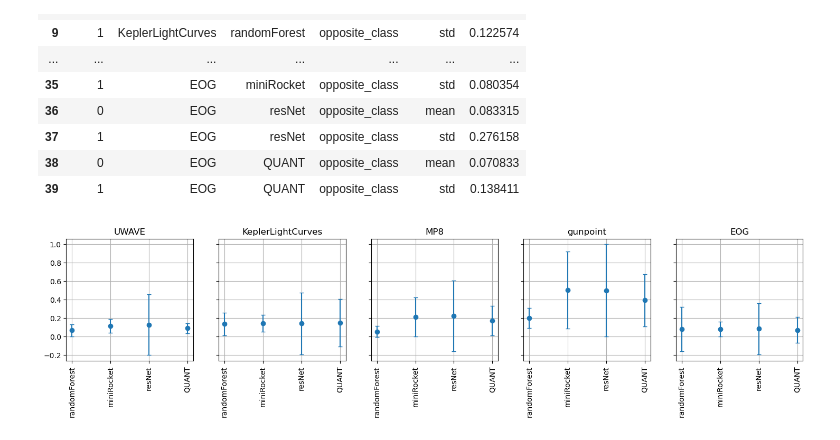
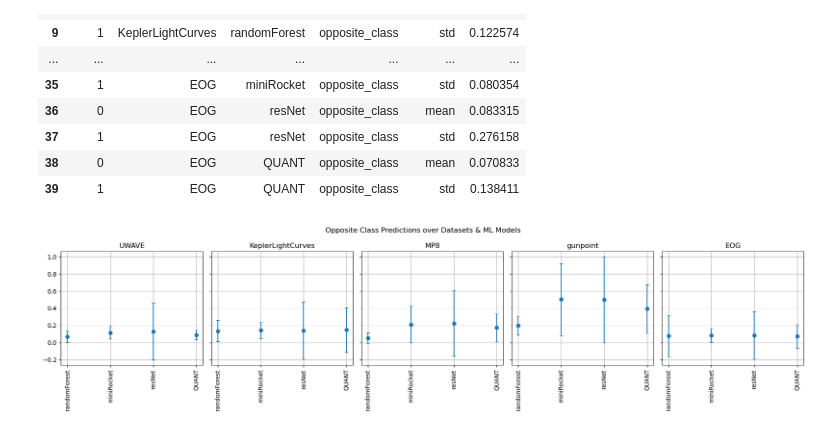
Before and after one commit to davide-serramazza/segment_SHAP, a Jupyter notebook: evaluate_opposite_classes.ipynb, the cells around one changed output. Drawn from its saved outputs; the diff is of its cells as text; code cells hidden in the pictures.

```diff
--- a/evaluate_opposite_classes.ipynb
+++ b/evaluate_opposite_classes.ipynb
@@ -169,30 +169,33 @@ import matplotlib.pyplot as plt
 # %%
 dataset_names = df["Dataset"].unique()
 ml_model_names = df['ML model'].unique()
 
 mask = (df["Metric"]=="opposite_class")
 df2 = df.loc[mask, ["Dataset", "ML model", "Perturb", "Result"]]
 
-fig, ax = plt.subplots(1, len(dataset_names), figsize = (18,3), sharex=False, sharey=True)
+fig, ax = plt.subplots(1, len(dataset_names), figsize = (18,4.5), sharex=False, sharey=True)
 
 for i, dataset_name in enumerate(dataset_names):
 
     mask = (df2["Dataset"]==dataset_name)
     df3 = df2.loc[mask, ["ML model", "Perturb", "Result"]]
     ax[i].set_title(dataset_name)
 
     mask = (df3["Perturb"]=="mean")
     df4 = df3.loc[mask, ["ML model", "Result"]]
 
     x = df4["ML model"].values
     y = df4["Result"].values
 
     mask = (df3["Perturb"]=="std")
     df5 = df3.loc[mask, ["ML model", "Result"]]
     e = df5["Result"].values
 
     ax[i].errorbar(x, y, e, linestyle='None', marker='o', capsize=3)
     ax[i].grid()
     ax[i].tick_params("x", rotation=90)
+
+fig.suptitle("Opposite Class Predictions over Datasets & ML Models")
+fig.tight_layout()
 # %% [output]
-[figure, old version]
+[figure, new version]
```
Also changed, not shown: parts of 1 cell of this notebook.
